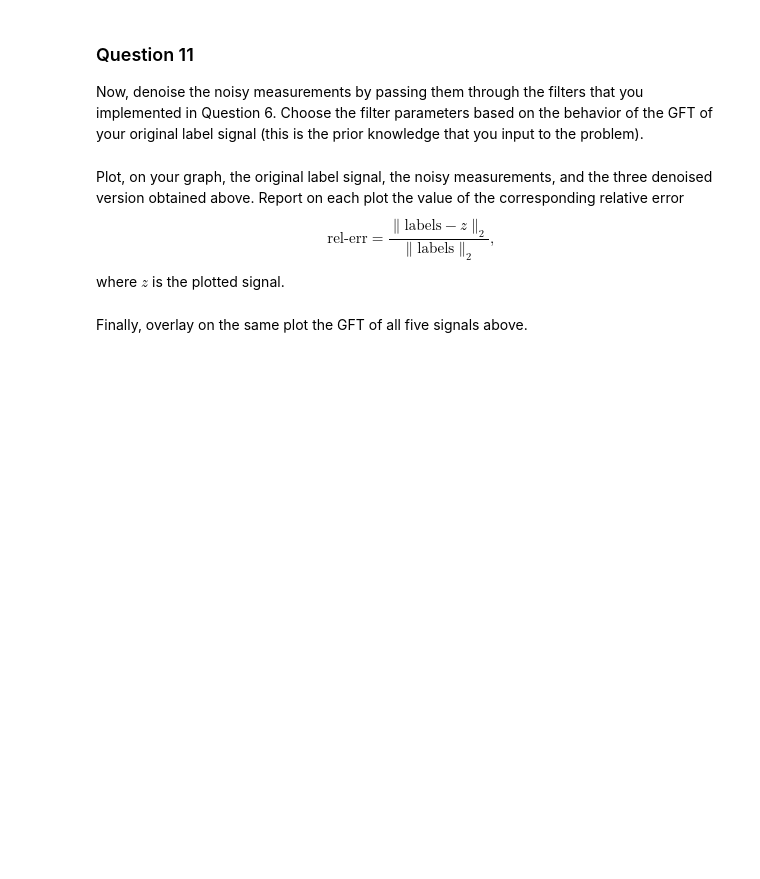
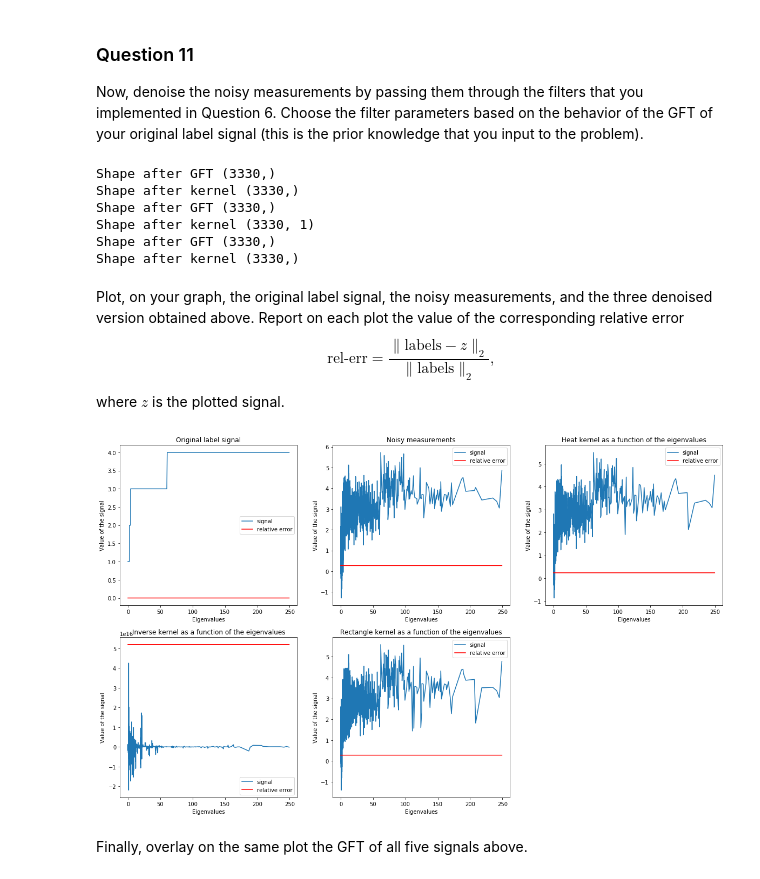
Before and after one commit to Adirlou/ntds_2018, a Jupyter notebook: 4_graph_signal_processing.ipynb, the cells around one changed output. Drawn from its saved outputs; the diff is of its cells as text; code cells hidden in the pictures; blank space fills up the shorter version.

```diff
--- a/4_graph_signal_processing.ipynb
+++ b/4_graph_signal_processing.ipynb
@@ -300,7 +301,7 @@ In the cell below, set the noise variance $\sigma^2$ by making sure that the sig
 _Note:_ Actually, you might want to play with the noise variance here and set it to different values and see how the denoising filters behave.
 # %%
 SNR = 1.5
-noise_variance = np.var(labels)) / SNR
+noise_variance = np.var(labels) / SNR
 noisy_measurements = labels + noise_variance * np.random.randn(n_nodes)
 # %% [markdown]
 ### Question 10
@@ -353,3 +350,14 @@ z_rect_denoised = # Your code here.
+# %%
+z_heat_denoised = graph_filter(noisy_measurements, heat_kernel, e = e, t = 0.05)
+z_inv_denoised = graph_filter(noisy_measurements, inverse_kernel, e = e, t = -0.1)
+z_rect_denoised = graph_filter(noisy_measurements, rectangle_kernel, e = e, l_min = 0, l_max = 5)
+# %% [output]
+Shape after GFT (3330,)
+Shape after kernel (3330,)
+Shape after GFT (3330,)
+Shape after kernel (3330, 1)
+Shape after GFT (3330,)
+Shape after kernel (3330,)
 # %% [markdown]
 Plot, on your graph, the original label signal, the noisy measurements, and the three denoised version obtained above. Report on each plot the value of the corresponding relative error
 $$
@@ -361,2 +367,51 @@ where $z$ is the plotted signal.
+# %%
+def rel_err(signal, measurements):
+    return np.linalg.norm(signal - measurements) / np.linalg.norm(signal)
+# %%
+plt.figure(figsize=(20, 12))
+
+plt.subplot(231)
+plt.plot(e, labels, label = 'signal')
+plt.plot(e, np.full((len(e),), rel_err(labels, labels)), color = 'red', label = 'relative error')
+plt.xlabel('Eigenvalues')
+plt.ylabel('Value of the signal')
+plt.title('Original label signal')
+plt.legend()
+
+plt.subplot(232)
+plt.plot(e, noisy_measurements, label = 'signal')
+plt.plot(e, np.full((len(e),), rel_err(labels, noisy_measurements)), color = 'red', label = 'relative error')
+plt.xlabel('Eigenvalues')
+plt.ylabel('Value of the signal')
+plt.title('Noisy measurements')
+plt.legend()
+
+plt.subplot(233)
+plt.plot(e, z_heat_denoised, label = 'signal')
+plt.plot(e, np.full((len(e),), rel_err(labels, z_heat_denoised)), color = 'red', label = 'relative error')
+plt.xlabel('Eigenvalues')
+plt.ylabel('Value of the signal')
+plt.title('Heat kernel as a function of the eigenvalues')
+plt.legend()
+
+plt.subplot(234)
+plt.plot(e, z_inv_denoised, label = 'signal')
+plt.plot(e, np.full((len(e),), rel_err(labels, z_inv_denoised)), color = 'red', label = 'relative error')
+plt.xlabel('Eigenvalues')
+plt.ylabel('Value of the signal')
+plt.title('Inverse kernel as a function of the eigenvalues')
+plt.legend()
+
+plt.subplot(235)
+plt.plot(e, z_rect_denoised, label = 'signal')
+plt.plot(e, np.full((len(e),), rel_err(labels, z_rect_denoised)), color = 'red', label = 'relative error')
+plt.xlabel('Eigenvalues')
+plt.ylabel('Value of the signal')
+plt.title('Rectangle kernel as a function of the eigenvalues')
+plt.legend()
+
+plt.show()
+# %% [output]
+[figure, added]
 # %% [markdown]
 Finally, overlay on the same plot the GFT of all five signals above.
```
Also changed, not shown: parts of 31 cells of this notebook, 1 other file.
